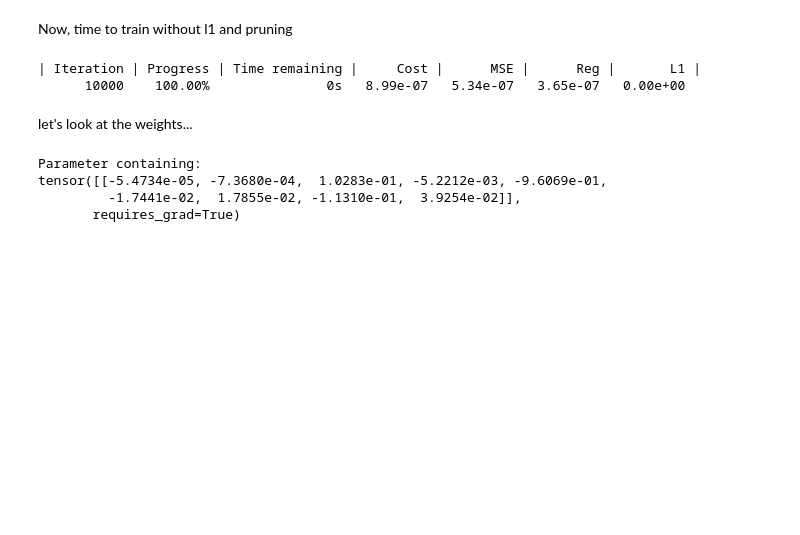
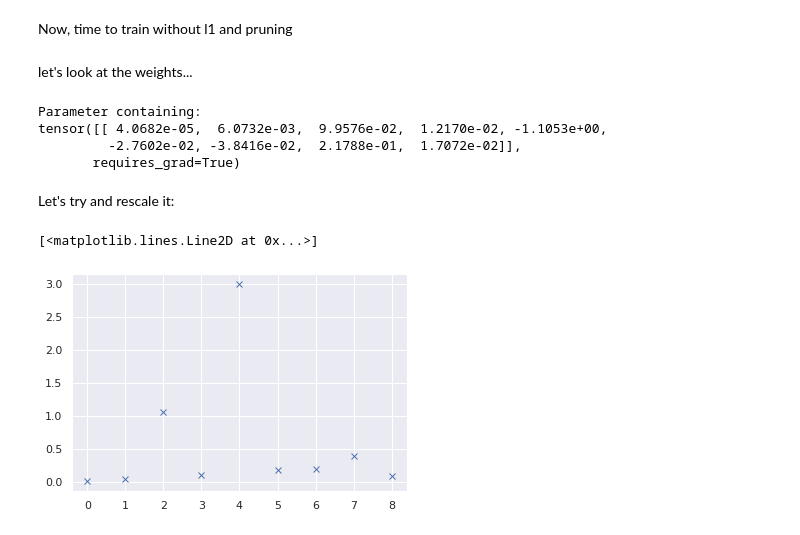
Before and after one commit to GJBoth/DeePyMoD_SBL, a Jupyter notebook: notebooks/Implementation/Implementing_pruning.ipynb, the cells around one changed output. Drawn from its saved outputs; the diff is of its cells as text; code cells hidden in the pictures; blank space fills up the shorter version.

```diff
--- a/notebooks/Implementation/Implementing_pruning.ipynb
+++ b/notebooks/Implementation/Implementing_pruning.ipynb
@@ -106,10 +106,9 @@ class Regression(nn.Linear):
 
     def forward(self, input):
         '''Calculates output'''
-        X, time_deriv_list, theta = input
-        z = F.linear(theta, self.weight)
+        z = F.linear(input[2], self.weight)
 
-        return (X, time_deriv_list[0], z)
+        return (input, z)
 # %% [markdown]
 ## Building model
 # %%
@@ -133,7 +132,7 @@ def build_network(input_dim, hidden_dim, layers, output_dim, library_function, l
 data = np.load('../../tests/data/burgers.npy', allow_pickle=True).item()
 X = np.transpose((data['t'].flatten(), data['x'].flatten()))
 y = np.real(data['u']).reshape((data['u'].size, 1))
-number_of_samples = 500
+number_of_samples = 1500
 
 idx = np.random.permutation(y.size)
 X_train = torch.tensor(X[idx, :][:number_of_samples], dtype=torch.float32)
@@ -158,9 +157,9 @@ max_iterations = 10000
 # %%
 print('| Iteration | Progress | Time remaining |     Cost |      MSE |      Reg |       L1 |')
 for iteration in torch.arange(0, max_iterations + 1):
-    prediction, time_deriv, f = model(X_input)
+    (prediction, time_deriv_list, theta), f = model(X_input)
     loss_mse = torch.mean((prediction[0] - y_train)**2)
-    loss_reg = torch.mean((time_deriv - f)**2)
+    loss_reg = torch.mean((time_deriv_list[0] - f)**2)
     loss = loss_mse + loss_reg
 
     # Writing
@@ -170,15 +169,21 @@ for iteration in torch.arange(0, max_iterations + 1):
     optimizer.zero_grad()
     loss.backward()
     optimizer.step()
-# %% [output]
-| Iteration | Progress | Time remaining |     Cost |      MSE |      Reg |       L1 |
-      10000    100.00%               0s   8.99e-07   5.34e-07   3.65e-07   0.00e+00
 # %% [markdown]
 let's look at the weights...
 # %%
 model[-1].weight
 # %% [output]
 Parameter containing:
-tensor([[-5.4734e-05, -7.3680e-04,  1.0283e-01, -5.2212e-03, -9.6069e-01,
-         -1.7441e-02,  1.7855e-02, -1.1310e-01,  3.9254e-02]],
+tensor([[ 4.0682e-05,  6.0732e-03,  9.9576e-02,  1.2170e-02, -1.1053e+00,
+         -2.7602e-02, -3.8416e-02,  2.1788e-01,  1.7072e-02]],
        requires_grad=True)
+# %% [markdown]
+Let's try and rescale it:
+# %%
+rescaled_weights = (model[-1].weight * torch.norm(model[:-1](X_input)[2], dim=0)).cpu().detach().numpy().squeeze()
+# %%
+plt.plot(np.abs(rescaled_weights), 'x')
+# %% [output]
+[<matplotlib.lines.Line2D at 0x...>]
+[figure, added]
```
Also changed, not shown: parts of 25 cells of this notebook, 4 other files.
